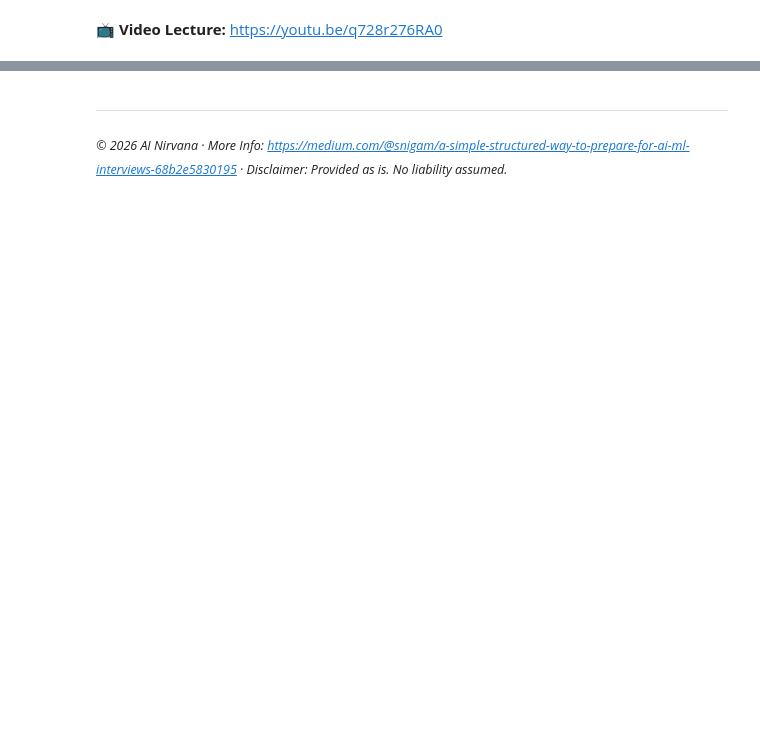
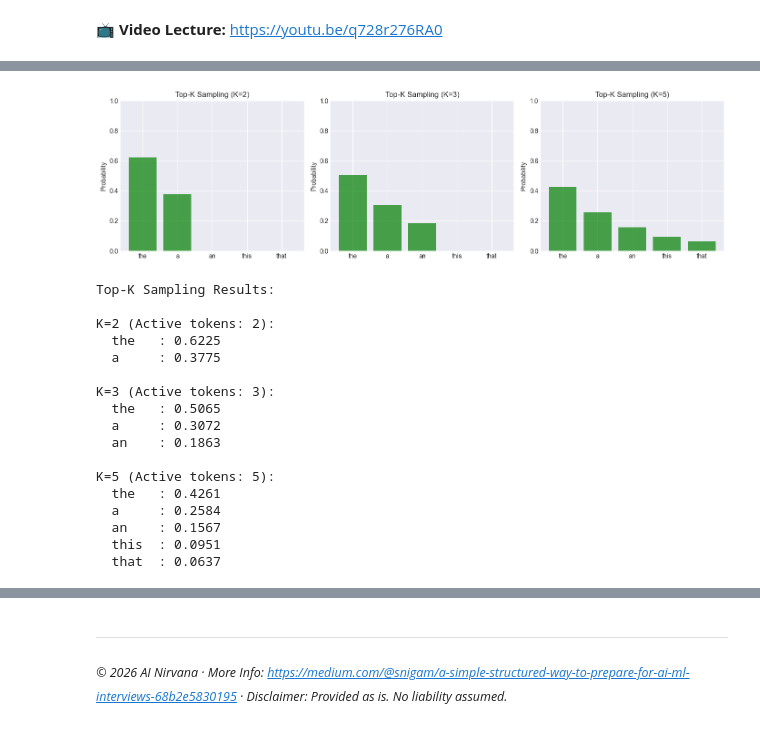
Before and after one commit to sanigam/AI-ML-Interview-Prep, a Jupyter notebook: 25_Generative_AI_LLMs/Generative_AI_LLMs.ipynb, the cells around one changed output, grey strips where cells are left out. Drawn from its saved outputs; the diff is of its cells as text; code cells hidden in the pictures; blank space fills up the shorter version.

```diff
--- a/25_Generative_AI_LLMs/Generative_AI_LLMs.ipynb
+++ b/25_Generative_AI_LLMs/Generative_AI_LLMs.ipynb
@@ -503,0 +96,68 @@ Key concepts and insights from this deep dive into Generative AI and LLMs.
+# %%
+def top_k_sampling(logits, k=2, temperature=1.0):
+    """
+    Sample from top-k most likely tokens.
+
+    Args:
+        logits: raw model outputs
+        k: number of top tokens to consider
+        temperature: controls sharpness
+
+    Returns:
+        probabilities with top-k filtering applied
+    """
+    # Apply temperature
+    probs = temperature_sampling(logits, temperature)
+
+    # Find top-k indices
+    top_k_indices = np.argsort(probs)[-k:]
+
+    # Zero out non-top-k probabilities
+    filtered_probs = np.zeros_like(probs)
+    filtered_probs[top_k_indices] = probs[top_k_indices]
+
+    # Renormalize
+    return filtered_probs / filtered_probs.sum()
+
+# Demonstrate top-k with different k values
+k_values = [2, 3, 5]
+fig, axes = plt.subplots(1, 3, figsize=(14, 4))
+
+for ax, k in zip(axes, k_values):
+    probs = top_k_sampling(logits, k=k, temperature=1.0)
+    colors = ['green' if p > 0 else 'lightgray' for p in probs]
+    ax.bar(token_names, probs, color=colors, alpha=0.7)
+    ax.set_ylabel('Probability')
+    ax.set_title(f'Top-K Sampling (K={k})')
+    ax.set_ylim([0, 1])
+
+plt.tight_layout()
+plt.savefig('top_k_sampling.png', dpi=100, bbox_inches='tight')
+plt.show()
+
+print("Top-K Sampling Results:")
+for k in k_values:
+    probs = top_k_sampling(logits, k=k)
+    active_tokens = [(name, prob) for name, prob in zip(token_names, probs) if prob > 0]
+    print(f"\nK={k} (Active tokens: {len(active_tokens)}):")
+    for name, prob in active_tokens:
+        print(f"  {name:6s}: {prob:.4f}")
+# %% [output]
+[figure, added]
+Top-K Sampling Results:
+
+K=2 (Active tokens: 2):
+  the   : 0.6225
+  a     : 0.3775
+
+K=3 (Active tokens: 3):
+  the   : 0.5065
+  a     : 0.3072
+  an    : 0.1863
+
+K=5 (Active tokens: 5):
+  the   : 0.4261
+  a     : 0.2584
+  an    : 0.1567
+  this  : 0.0951
+  that  : 0.0637
```
Also changed, not shown: parts of 45 cells of this notebook, 12 other files.
